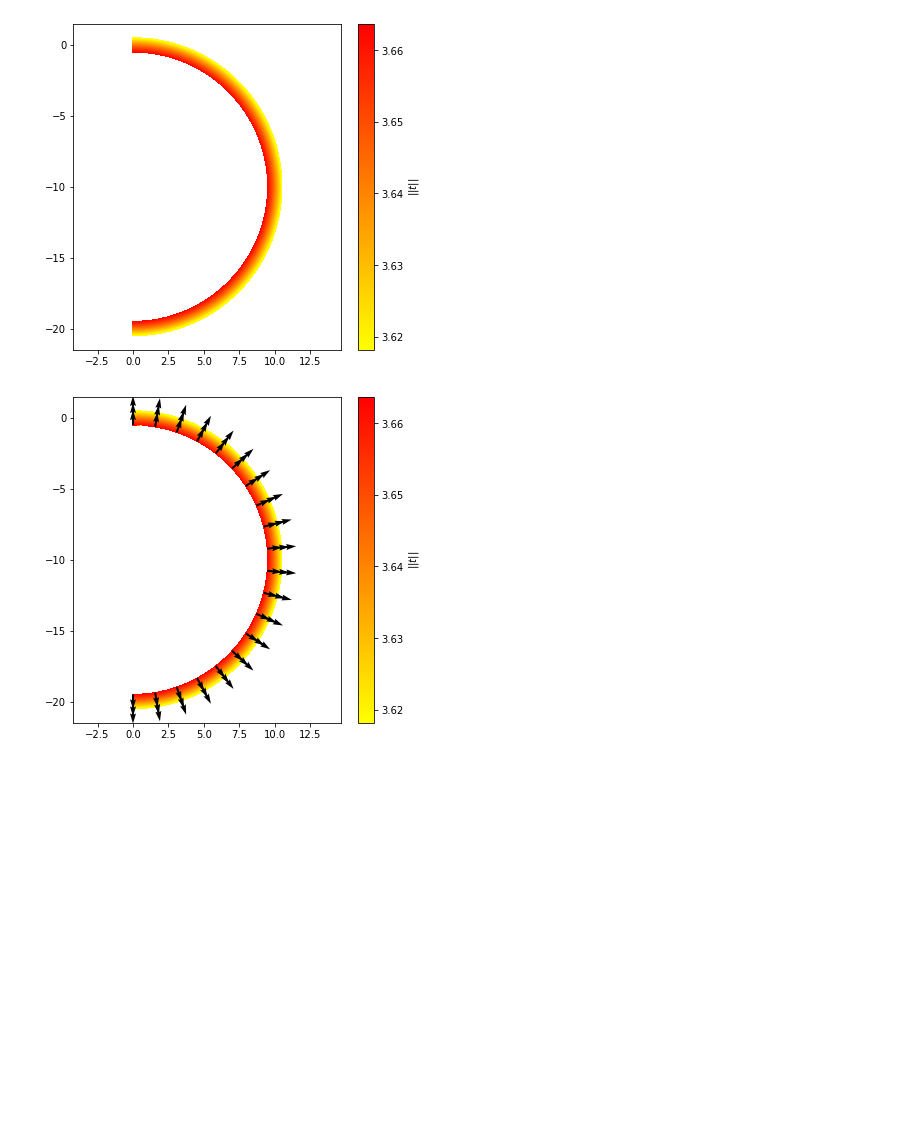
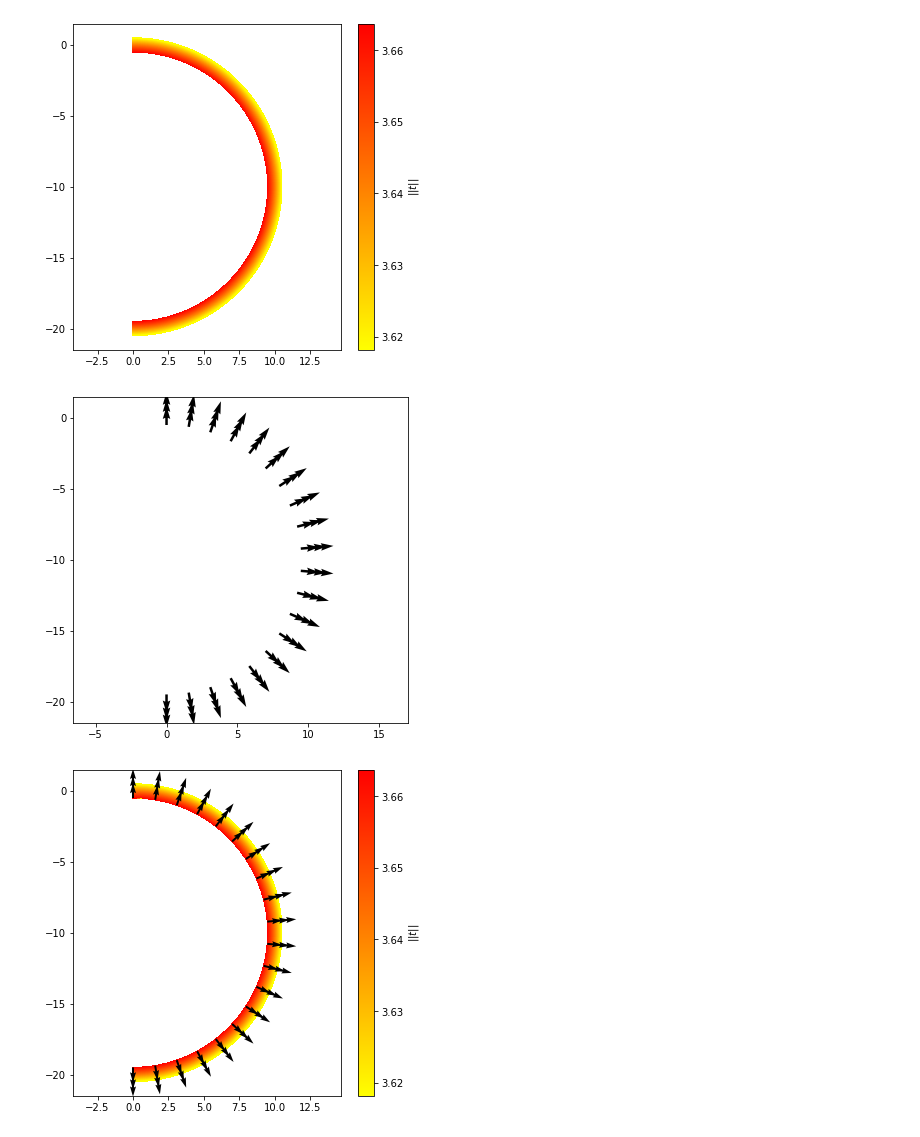
Before and after one commit to ivanvlam/IBM2020, a Jupyter notebook: Tarea 2/tarea-2.ipynb, the cells around one changed output. Drawn from its saved outputs; the diff is of its cells as text; code cells hidden in the pictures; blank space fills up the shorter version.

```diff
--- a/Tarea 2/tarea-2.ipynb
+++ b/Tarea 2/tarea-2.ipynb
@@ -316,4 +354,14 @@ for i in range(len(BB_x_r[:, 0])):
         t_norm_local = np.linalg.norm(local_t)
         t_norm[i, j] = t_norm_local
         t[0, i, j], t[1, i, j] = local_t[0] / t_norm_local, local_t[1] / t_norm_local
+# %%
+# Plot tracción espacial
+
+plt.figure(figsize=(6, 6))
+plt.quiver(BB_XX_r, BB_YY_r, *t, color = 'k')
+plt.axis('equal')
+plt.ylim(-21.5, 1.5)
+plt.show()
+# %% [output]
+[figure, added]
 # %%
```
Also changed, not shown: parts of 17 cells of this notebook.
